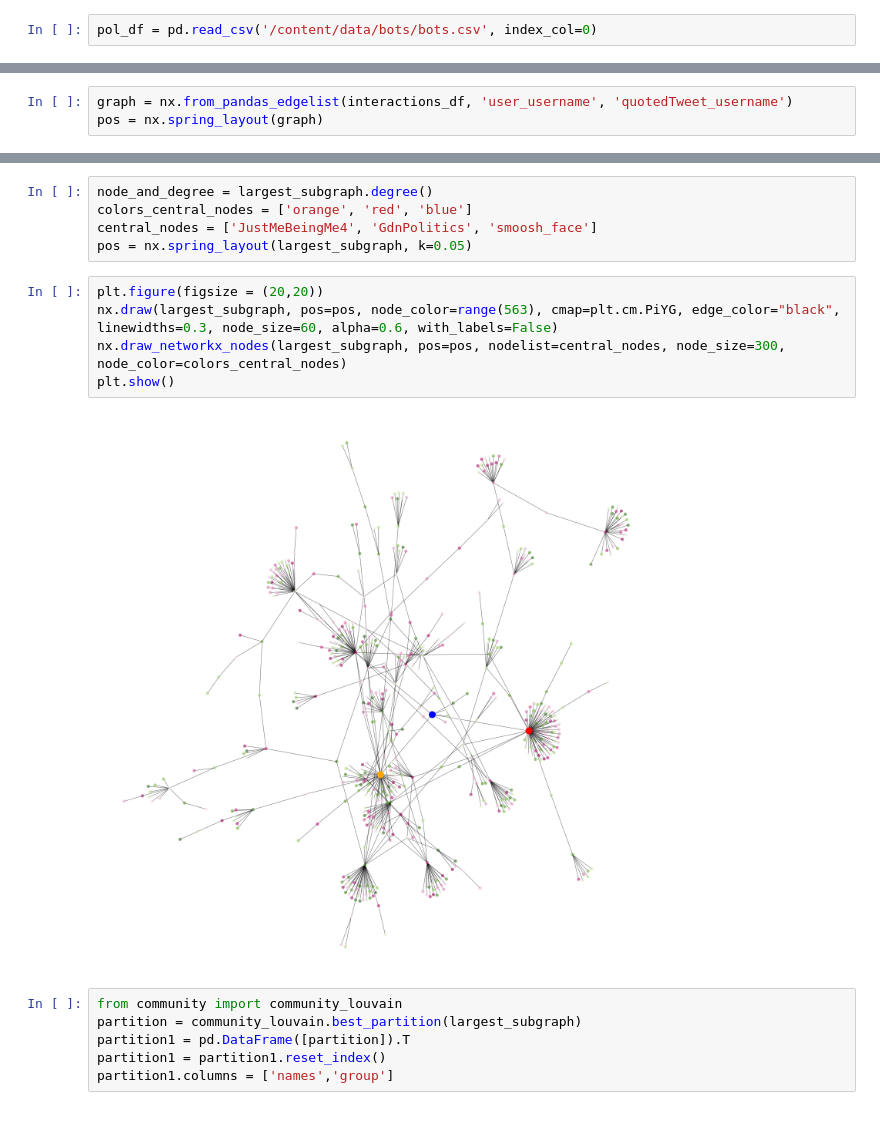
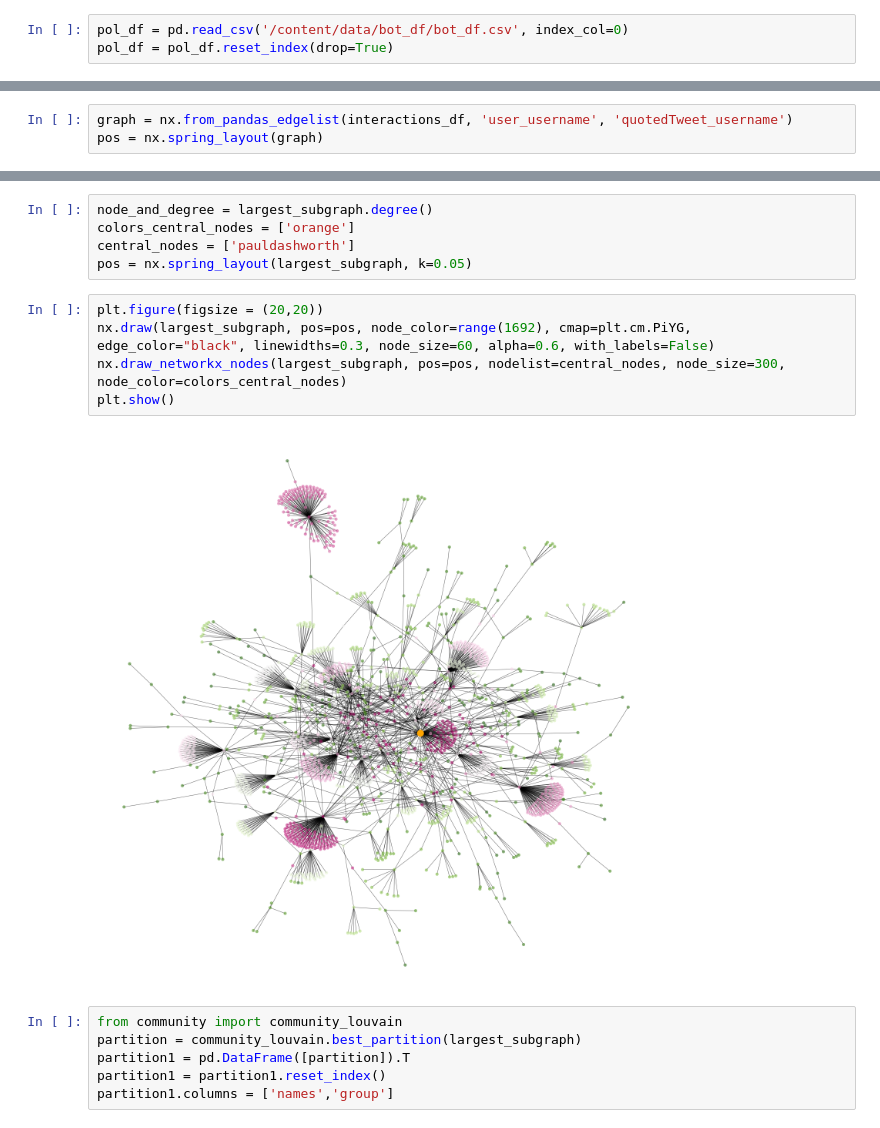
Before and after one commit to ab17254/dissertation, a Jupyter notebook: analysis.ipynb, the cells around one changed output, grey strips where cells are left out. Cells and saved outputs as stored; diff of their text form.

Commit message:
Added new data

```diff
--- a/analysis.ipynb
+++ b/analysis.ipynb
@@ -73,4 +74,5 @@ twitter_app_auth = {
     'access_token_secret': access_token_secret,
   }
 # %%
-pol_df = pd.read_csv('/content/data/bots/bots.csv', index_col=0)
+pol_df = pd.read_csv('/content/data/bot_df/bot_df.csv', index_col=0)
+pol_df = pol_df.reset_index(drop=True)
@@ -213,15 +217,15 @@ the node with id JustMeBeingMe4 has a betweenness centrality of 0.42 which is th
 # %%
 node_and_degree = largest_subgraph.degree()
-colors_central_nodes = ['orange', 'red', 'blue']
-central_nodes = ['JustMeBeingMe4', 'GdnPolitics', 'smoosh_face']
+colors_central_nodes = ['orange']
+central_nodes = ['pauldashworth']
 pos = nx.spring_layout(largest_subgraph, k=0.05)
 # %%
 plt.figure(figsize = (20,20))
-nx.draw(largest_subgraph, pos=pos, node_color=range(563), cmap=plt.cm.PiYG, edge_color="black", linewidths=0.3, node_size=60, alpha=0.6, with_labels=False)
+nx.draw(largest_subgraph, pos=pos, node_color=range(1692), cmap=plt.cm.PiYG, edge_color="black", linewidths=0.3, node_size=60, alpha=0.6, with_labels=False)
 nx.draw_networkx_nodes(largest_subgraph, pos=pos, nodelist=central_nodes, node_size=300, node_color=colors_central_nodes)
 plt.show()
 # %% [output]
-[figure, old version]
+[figure, new version]
 # %%
 from community import community_louvain
 partition = community_louvain.best_partition(largest_subgraph)
```
Also changed, not shown: parts of 18 cells of this notebook.
